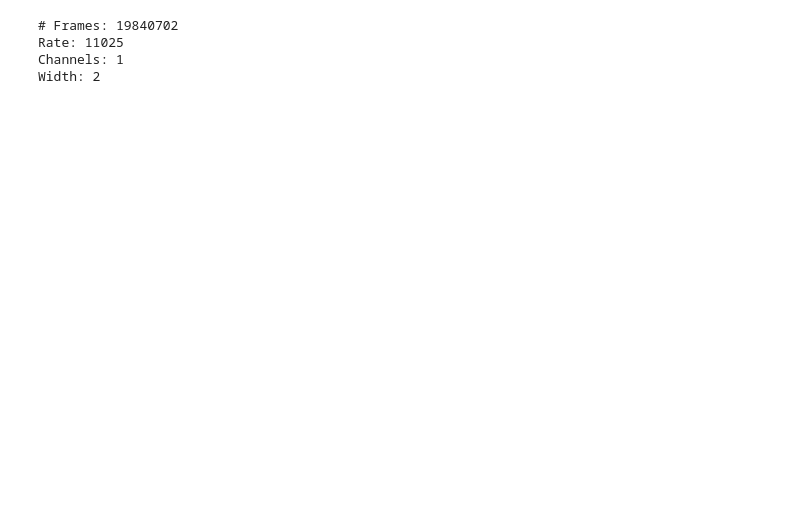
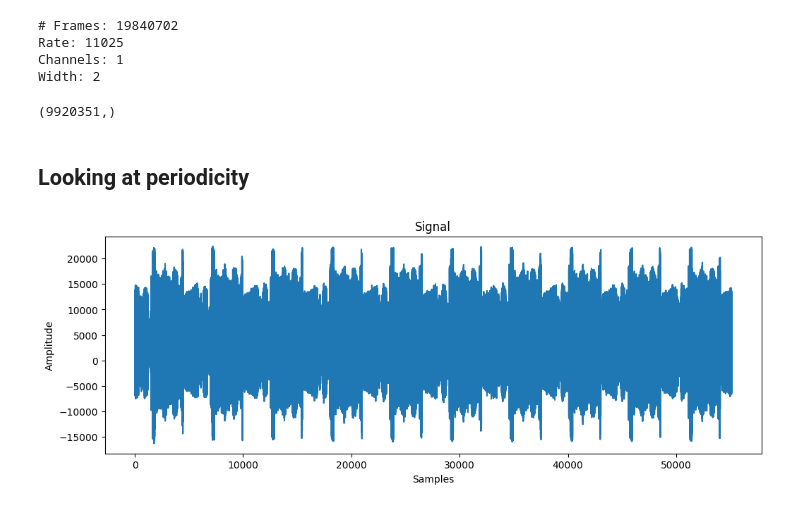
Before and after one commit to josef-alt/noaa-testing, a Jupyter notebook: noaa-testing.ipynb, the cells around one changed output. Drawn from its saved outputs; the diff is of its cells as text; code cells hidden in the pictures; blank space fills up the shorter version.

Commit message:
converted signal to image

```diff
--- a/noaa-testing.ipynb
+++ b/noaa-testing.ipynb
@@ -34,3 +36,22 @@ else:
 Rate: 11025
 Channels: 1
 Width: 2
+# %%
+# Convert frames to numpy array of integers
+audio_data = numpy.frombuffer(frames, dtype=numpy.int16)
+
+print(audio_data.shape)
+# %% [output]
+(9920351,)
+# %% [markdown]
+## Looking at periodicity
+# %%
+slice = audio_data[20*rate:25*rate]
+plt.figure(figsize=(12,4))
+plt.plot(slice)
+plt.xlabel("Samples")
+plt.ylabel("Amplitude")
+plt.title("Signal")
+plt.show()
+# %% [output]
+[figure, added]
```
Also changed, not shown: parts of 7 cells of this notebook.
